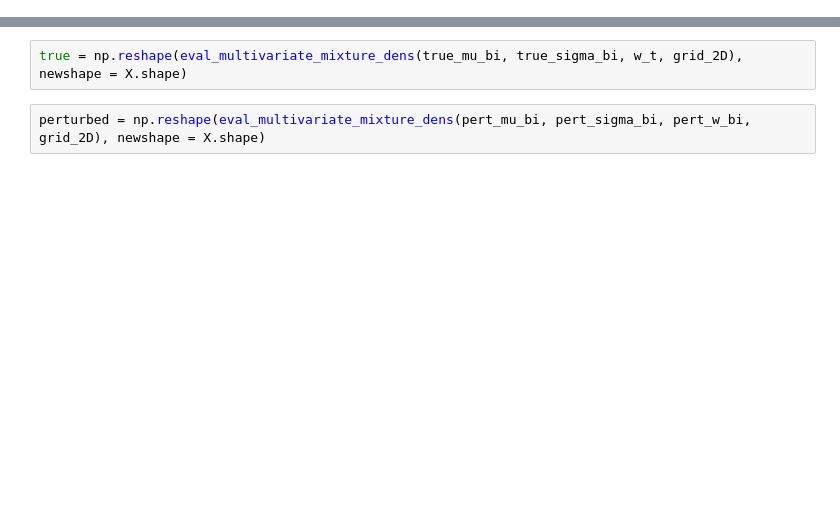
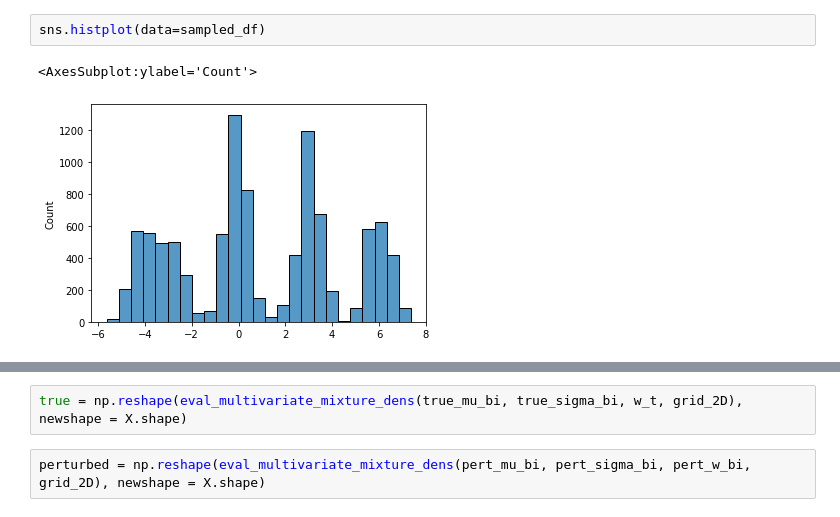
Before and after one commit to LeoPerelli/BayesMixtureModeling, a Jupyter notebook: Project Code/Generator.ipynb, the cells around one changed output, grey strips where cells are left out. Drawn from its saved outputs; the diff is of its cells as text; blank space fills up the shorter version.

```diff
--- a/Project Code/Generator.ipynb
+++ b/Project Code/Generator.ipynb
@@ -98,0 +141,5 @@ fig
+# %%
+sns.histplot(data=sampled_df)
+# %% [output]
+<AxesSubplot:ylabel='Count'>
+[figure, added]
```
Also changed, not shown: parts of 15 cells of this notebook.
